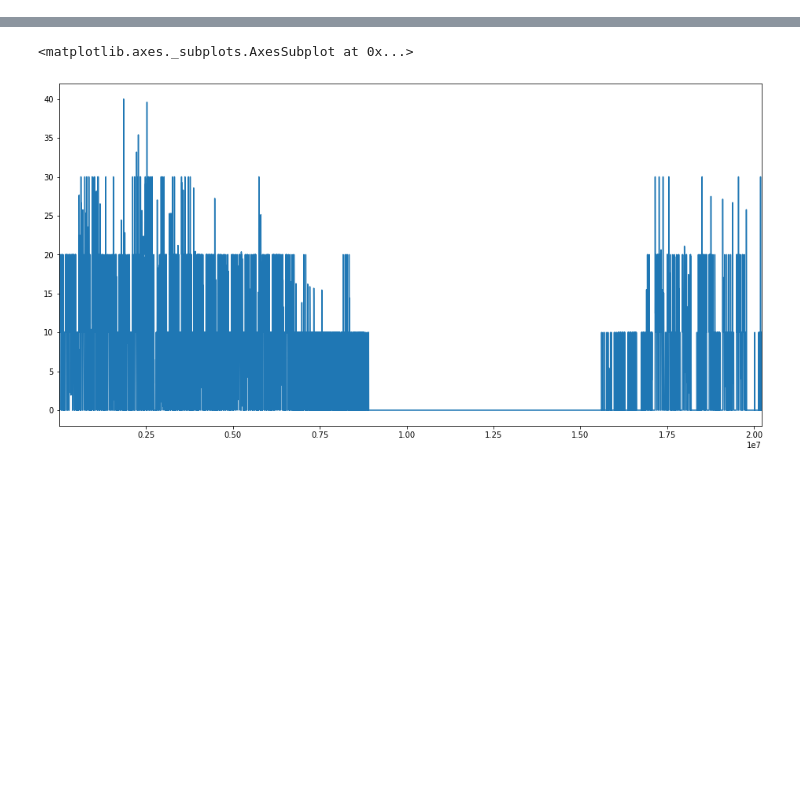
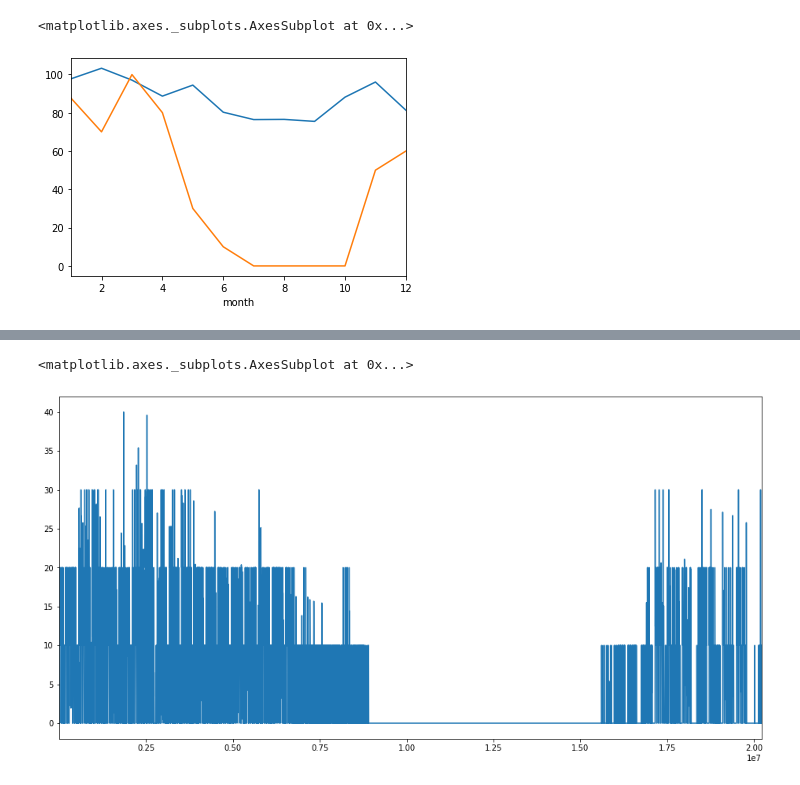
Before and after one commit to EvilPsyCHo/competition, a Jupyter notebook: Kaggle-ASHRAE/未命名.ipynb, the cells around one changed output, grey strips where cells are left out. Drawn from its saved outputs; the diff is of its cells as text; code cells hidden in the pictures; blank space fills up the shorter version.

```diff
--- a/Kaggle-ASHRAE/未命名.ipynb
+++ b/Kaggle-ASHRAE/未命名.ipynb
@@ -54,2 +13,4 @@ len(meter_0_bad_zero(df[df.meter == 0]))
+# %%
+df = df.merge(meta, on='building_id', how='left')
 # %%
-df[df.meter == 0].groupby(df[df.meter == 0].timestamp.dt.month)['meter_reading'].mean().plot()
+df['month'] = df.timestamp.dt.month
@@ -90,0 +17,2 @@ array([ 106,  109,  112,  113,  114,  117,  119,  121,  138,  139,  144,
+# %%
+stat = df.groupby(['site_id', 'meter', 'month'])['meter_reading'].median().reset_index().rename(columns={'meter_reading': 'tmp'})
@@ -90,0 +35,2 @@ array([ 106,  109,  112,  113,  114,  117,  119,  121,  138,  139,  144,
+# %%
+stat= stat
@@ -90,0 +78,6 @@ array([ 106,  109,  112,  113,  114,  117,  119,  121,  138,  139,  144,
+# %%
+stat[(stat.meter==0) & (stat.site_id==1)].set_index("month").tmp.plot()
+stat[(stat.meter==3) & (stat.site_id==1)].set_index("month").tmp.plot()
+# %% [output]
+<matplotlib.axes._subplots.AxesSubplot at 0x...>
+[figure, added]
```
Also changed, not shown: parts of 23 cells of this notebook, 3 other files.
